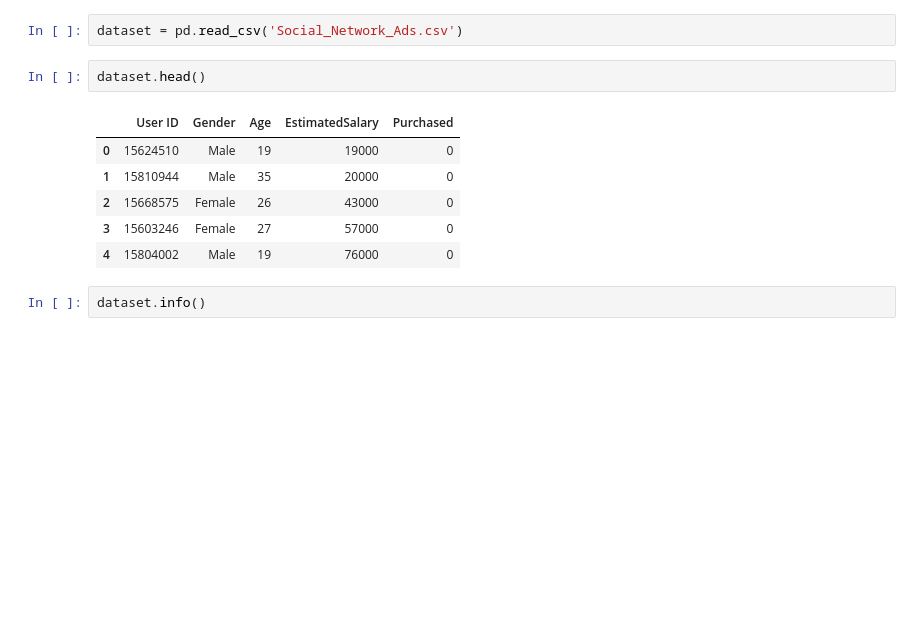
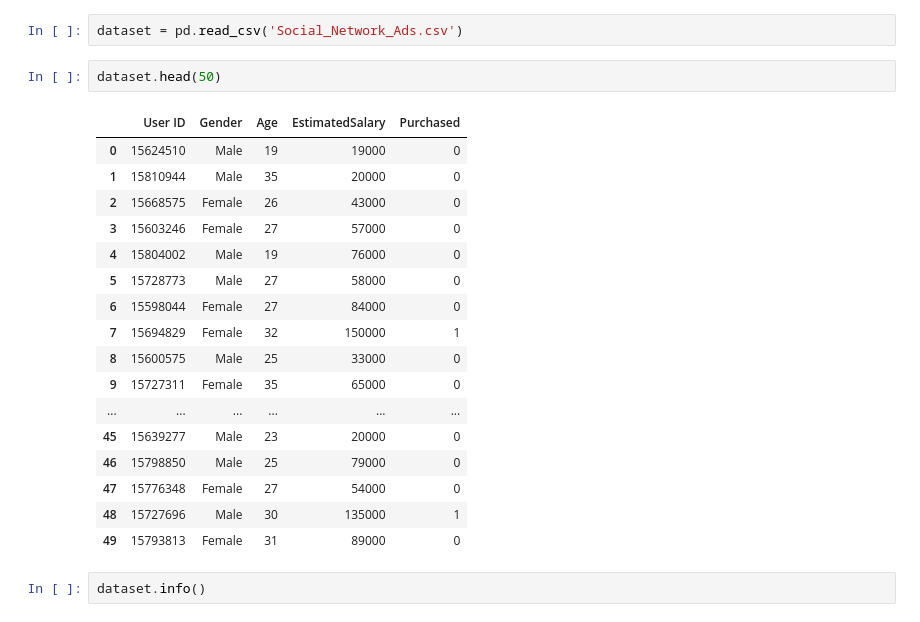
Before and after one commit to Tuwaiq-Data-Science-Bootcamp-V3/Logistic-Regression-Lab1, a Jupyter notebook: LogisticRegression_Assignment.ipynb, the cells around one changed output. Saved outputs shown, nothing was run; the diff lists cells and outputs as text; blank space fills up the shorter version.

```diff
--- a/LogisticRegression_Assignment.ipynb
+++ b/LogisticRegression_Assignment.ipynb
@@ -20,14 +21,25 @@ from sklearn.metrics import confusion_matrix
 # %%
 dataset = pd.read_csv('Social_Network_Ads.csv')
 # %%
-dataset.head()
+dataset.head(50)
 # %% [output]
 |  | User ID | Gender | Age | EstimatedSalary | Purchased |
 | 0 | 15624510 | Male | 19 | 19000 | 0 |
 | 1 | 15810944 | Male | 35 | 20000 | 0 |
 | 2 | 15668575 | Female | 26 | 43000 | 0 |
 | 3 | 15603246 | Female | 27 | 57000 | 0 |
 | 4 | 15804002 | Male | 19 | 76000 | 0 |
+| 5 | 15728773 | Male | 27 | 58000 | 0 |
+| 6 | 15598044 | Female | 27 | 84000 | 0 |
+| 7 | 15694829 | Female | 32 | 150000 | 1 |
+| 8 | 15600575 | Male | 25 | 33000 | 0 |
+| 9 | 15727311 | Female | 35 | 65000 | 0 |
+| ... | ... | ... | ... | ... | ... |
+| 45 | 15639277 | Male | 23 | 20000 | 0 |
+| 46 | 15798850 | Male | 25 | 79000 | 0 |
+| 47 | 15776348 | Female | 27 | 54000 | 0 |
+| 48 | 15727696 | Male | 30 | 135000 | 1 |
+| 49 | 15793813 | Female | 31 | 89000 | 0 |
 # %%
 dataset.info()
 # %% [output]
```
Also changed, not shown: parts of 24 cells of this notebook.
